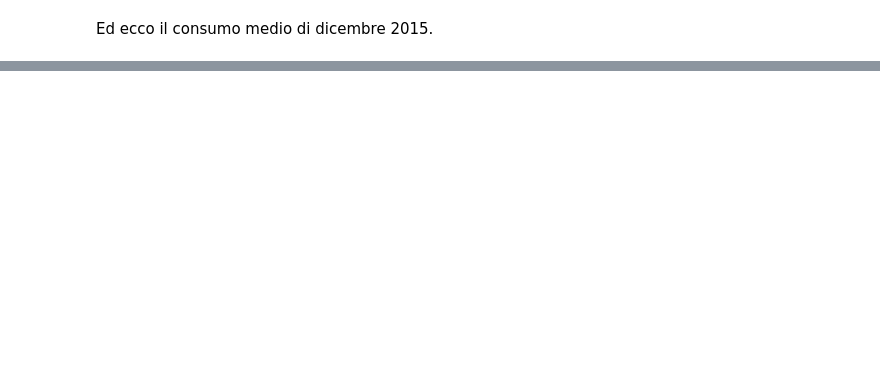
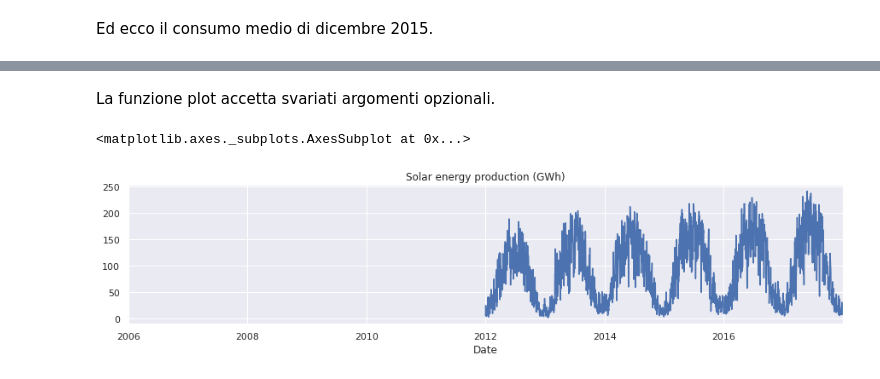
Before and after one commit to fbagattini/Lezioni, a Jupyter notebook: 1.ipynb, the cells around one changed output, grey strips where cells are left out. Drawn from its saved outputs; the diff is of its cells as text; code cells hidden in the pictures; blank space fills up the shorter version.

```diff
--- a/1.ipynb
+++ b/1.ipynb
@@ -366,0 +566,7 @@ Created with Jupyter, delivered by Fastly, rendered by OVHCloud.
+# %% [markdown]
+La funzione plot accetta svariati argomenti opzionali.
+# %%
+df_solar.plot(figsize=(15, 3), title='Solar energy production (GWh)')
+# %% [output]
+<matplotlib.axes._subplots.AxesSubplot at 0x...>
+[figure, added]
```
Also changed, not shown: parts of 102 cells of this notebook, 1 other file.
